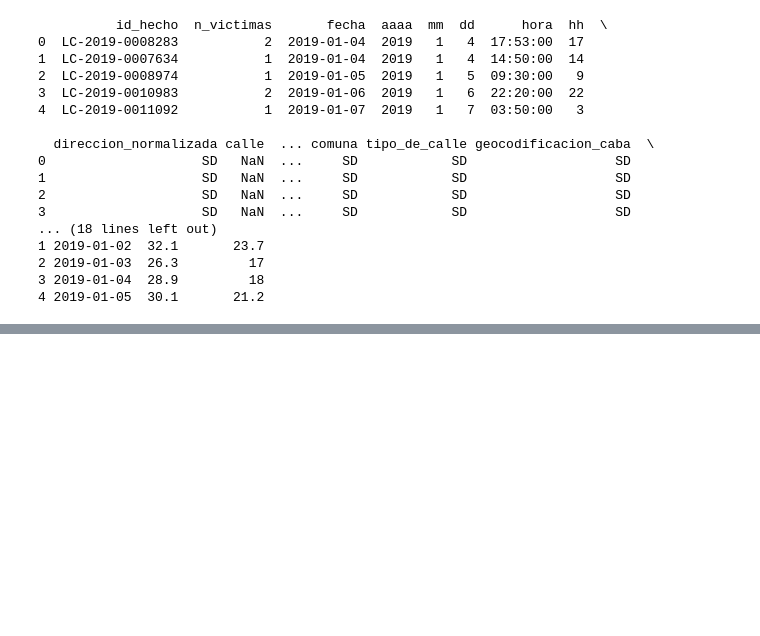
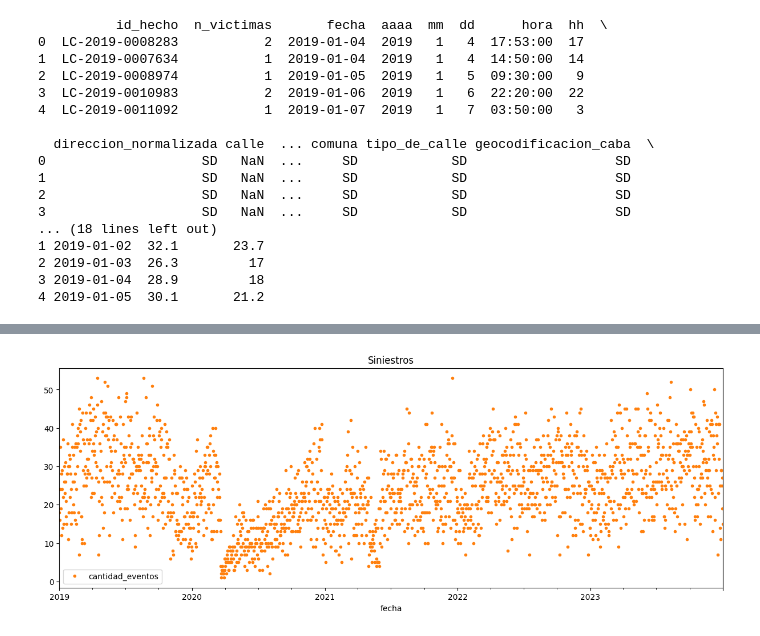
Before and after one commit to SebaAyala/AST_TP_2, a Jupyter notebook: AST_TP_2_CODE.ipynb, the cells around one changed output, grey strips where cells are left out. Saved outputs shown, nothing was run; the diff lists cells and outputs as text; code cells hidden in the pictures; blank space fills up the shorter version.

```diff
--- a/AST_TP_2_CODE.ipynb
+++ b/AST_TP_2_CODE.ipynb
@@ -55,0 +161,12 @@ print(df_temperatura.head())
+# %%
+#Lo que hago es modificar los outliers por el valor 53, que es el valor menor a que se considere outlier
+condicion = (df_siniestros['cantidad_eventos'] < lower_bound) | (df_siniestros['cantidad_eventos'] > upper_bound)
+df_siniestros.loc[condicion, 'cantidad_eventos'] = 53
+# %%
+df_siniestros.plot(style='.',
+        figsize=(15, 5),
+        color=color_pal[1],
+        title='Siniestros')
+plt.show()
+# %% [output]
+[figure, added]
```
Also changed, not shown: parts of 45 cells of this notebook.
